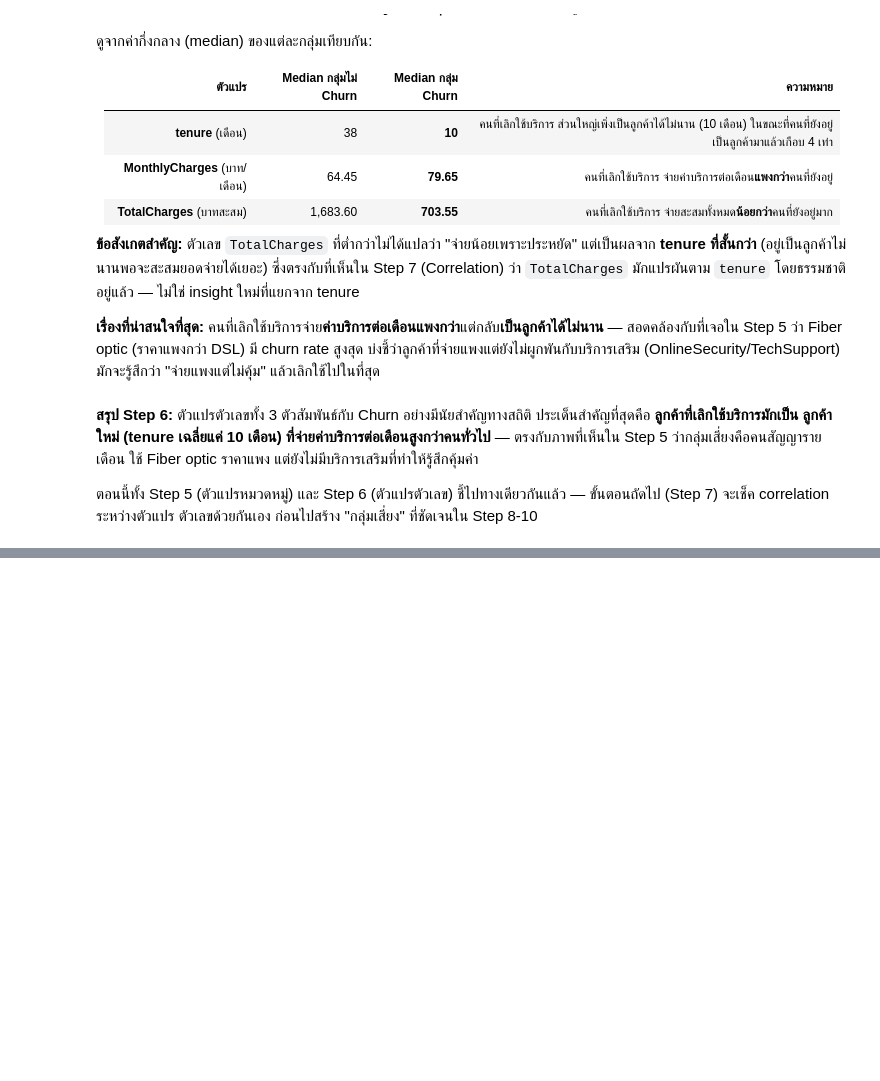
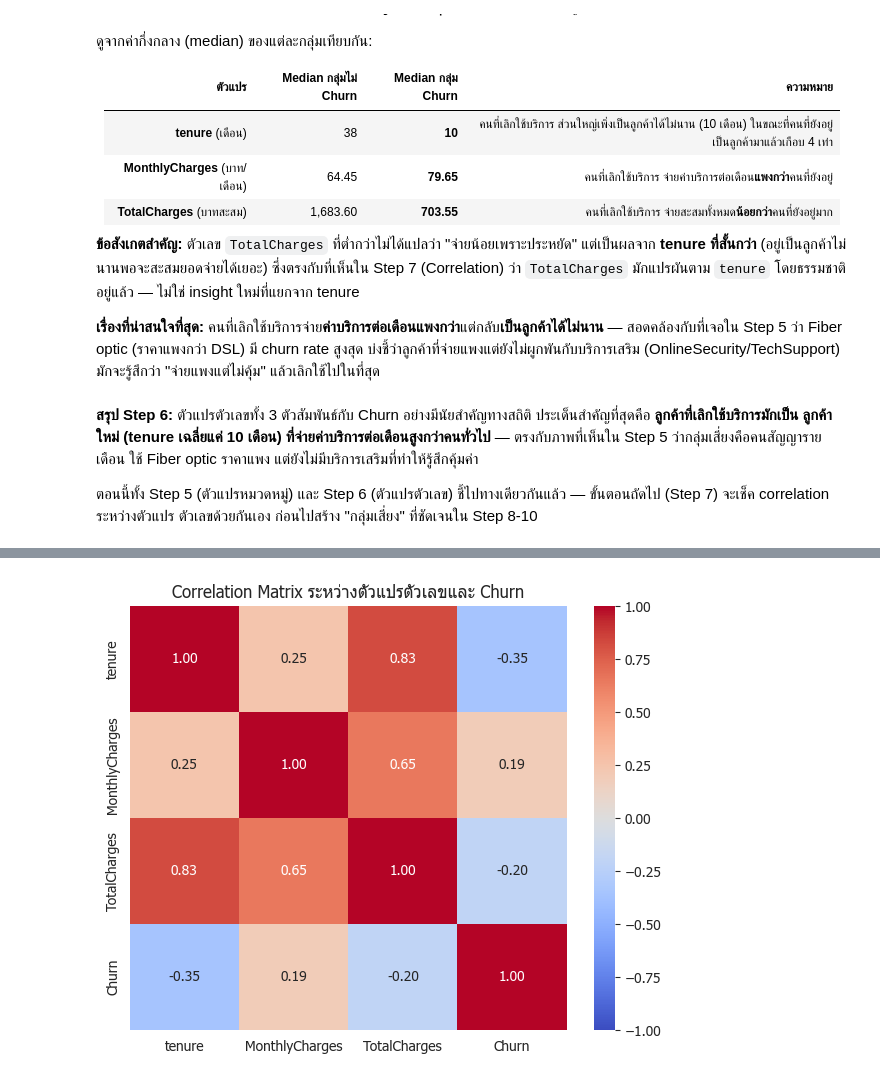
Before and after one commit to thitiwutsuk/Telco-Customer-Churn, a Jupyter notebook: telco_churn_eda.ipynb, the cells around one changed output, grey strips where cells are left out. Saved outputs shown, nothing was run; the diff lists cells and outputs as text; code cells hidden in the pictures; blank space fills up the shorter version.

Commit message:
Correlation Analysis

```diff
--- a/telco_churn_eda.ipynb
+++ b/telco_churn_eda.ipynb
@@ -680,0 +695,9 @@ Fiber optic (ราคาแพงกว่า DSL) มี churn rate สูง
+# %%
+# แปลง Churn จาก "Yes"/"No" เป็นตัวเลข 1/0 ชั่วคราว เพื่อให้คำนวณ correlation กับตัวแปรตัวเลขอื่นได้
+# (correlation คำนวณได้เฉพาะกับตัวเลขเท่านั้น ใช้ text ตรงๆ ไม่ได้)
+df_corr = df[numeric_cols].copy()
+df_corr['Churn'] = (df['Churn'] == 'Yes').astype(int)
+
+# .corr() คำนวณ correlation coefficient ระหว่างทุกคู่คอลัมน์ในตาราง แล้วคืนเป็นตาราง (correlation matrix)
+correlation_matrix = df_corr.corr()
+correlation_matrix
@@ -680,0 +710,13 @@ Fiber optic (ราคาแพงกว่า DSL) มี churn rate สูง
+# %%
+# วาด heatmap: ตารางสีที่ยิ่งเข้ม/สว่างมาก ยิ่งแสดงว่าค่า correlation สูง ช่วยให้เห็นภาพรวมได้เร็วกว่าดูตัวเลขล้วนๆ
+fig, ax = plt.subplots(figsize=(6, 5))
+
+# annot=True ใส่ตัวเลขค่า correlation ลงในแต่ละช่องของ heatmap ด้วย (ไม่ต้องเดาจากสีอย่างเดียว)
+# cmap='coolwarm' ใช้โทนสีแดง=บวกสูง, น้ำเงิน=ลบสูง, ขาว=ใกล้ 0
+# vmin=-1, vmax=1 ล็อกสเกลสีให้ตรงกับขอบเขตจริงของ correlation coefficient (-1 ถึง +1) ทุกครั้งที่วาด
+sns.heatmap(correlation_matrix, annot=True, fmt='.2f', cmap='coolwarm', vmin=-1, vmax=1, ax=ax)
+ax.set_title('Correlation Matrix ระหว่างตัวแปรตัวเลขและ Churn')
+plt.tight_layout()
+plt.show()
+# %% [output]
+[figure, added]
```
Also changed, not shown: parts of 4 cells of this notebook, 2 other files.
